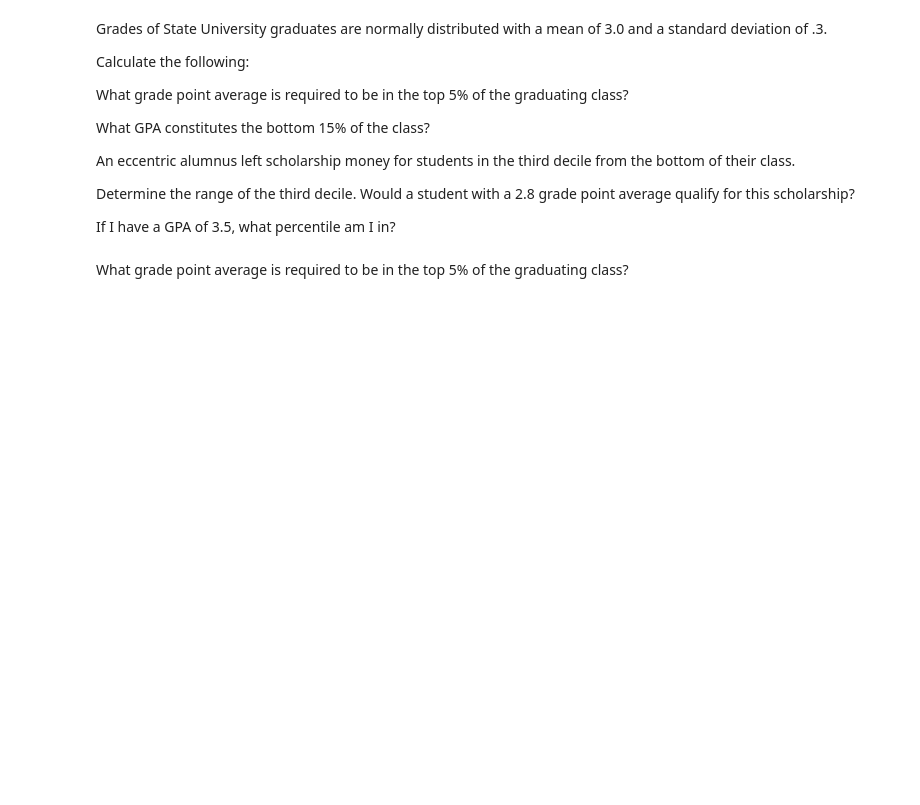
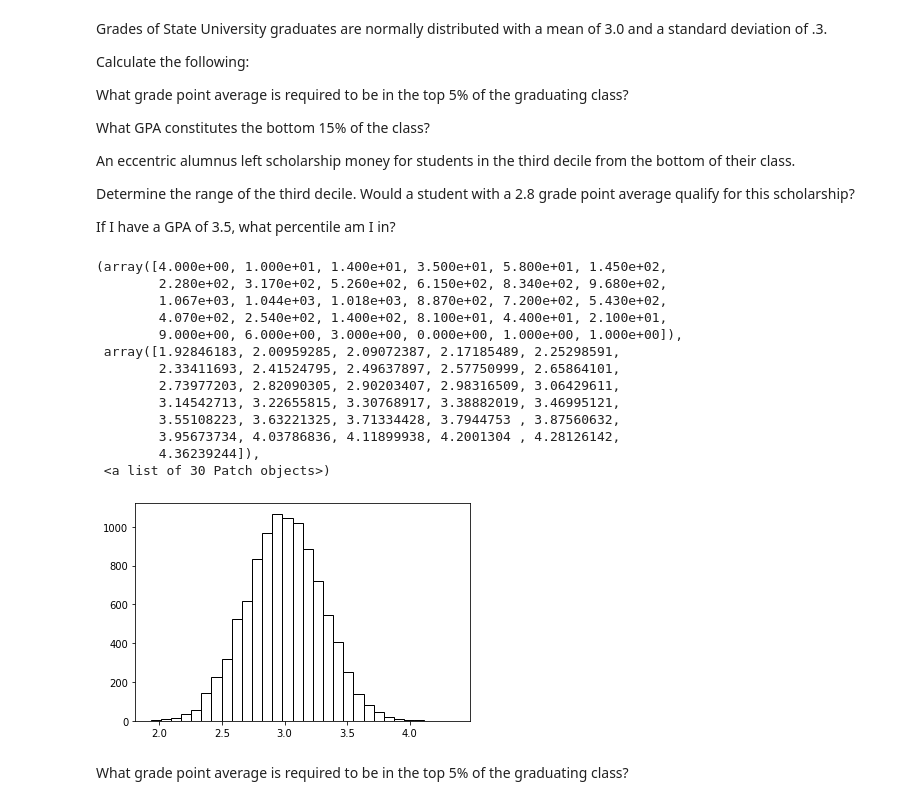
Before and after one commit to ravinder79/statistics-exercises, a Jupyter notebook: probability_distributions.ipynb, the cells around one changed output. Drawn from its saved outputs; the diff is of its cells as text; code cells hidden in the pictures; blank space fills up the shorter version.

```diff
--- a/probability_distributions.ipynb
+++ b/probability_distributions.ipynb
@@ -88,6 +88,23 @@ scholarship?
 If I have a GPA of 3.5, what percentile am I in?
 # %%
 grades = stats.norm(3.0, 0.3)
+# %%
+plt.hist(grades.rvs(10_000), bins=30, fc='white', ec='black')
+# %% [output]
+(array([4.000e+00, 1.000e+01, 1.400e+01, 3.500e+01, 5.800e+01, 1.450e+02,
+        2.280e+02, 3.170e+02, 5.260e+02, 6.150e+02, 8.340e+02, 9.680e+02,
+        1.067e+03, 1.044e+03, 1.018e+03, 8.870e+02, 7.200e+02, 5.430e+02,
+        4.070e+02, 2.540e+02, 1.400e+02, 8.100e+01, 4.400e+01, 2.100e+01,
+        9.000e+00, 6.000e+00, 3.000e+00, 0.000e+00, 1.000e+00, 1.000e+00]),
+ array([1.92846183, 2.00959285, 2.09072387, 2.17185489, 2.25298591,
+        2.33411693, 2.41524795, 2.49637897, 2.57750999, 2.65864101,
+        2.73977203, 2.82090305, 2.90203407, 2.98316509, 3.06429611,
+        3.14542713, 3.22655815, 3.30768917, 3.38882019, 3.46995121,
+        3.55108223, 3.63221325, 3.71334428, 3.7944753 , 3.87560632,
+        3.95673734, 4.03786836, 4.11899938, 4.2001304 , 4.28126142,
+        4.36239244]),
+ <a list of 30 Patch objects>)
+[figure, added]
 # %% [markdown]
 What grade point average is required to be in the top 5% of the graduating class?
 # %%
```
Also changed, not shown: parts of 24 cells of this notebook.
